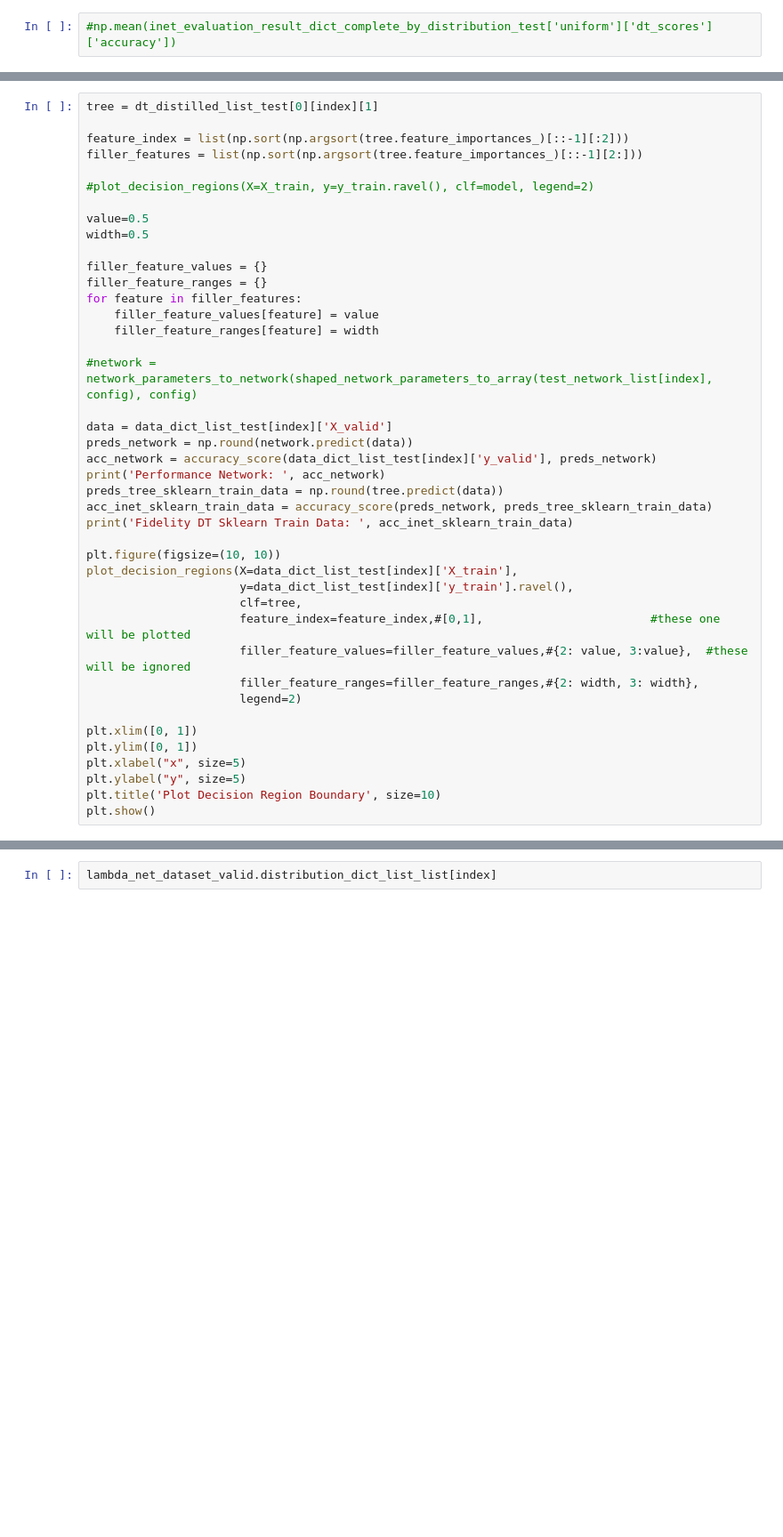
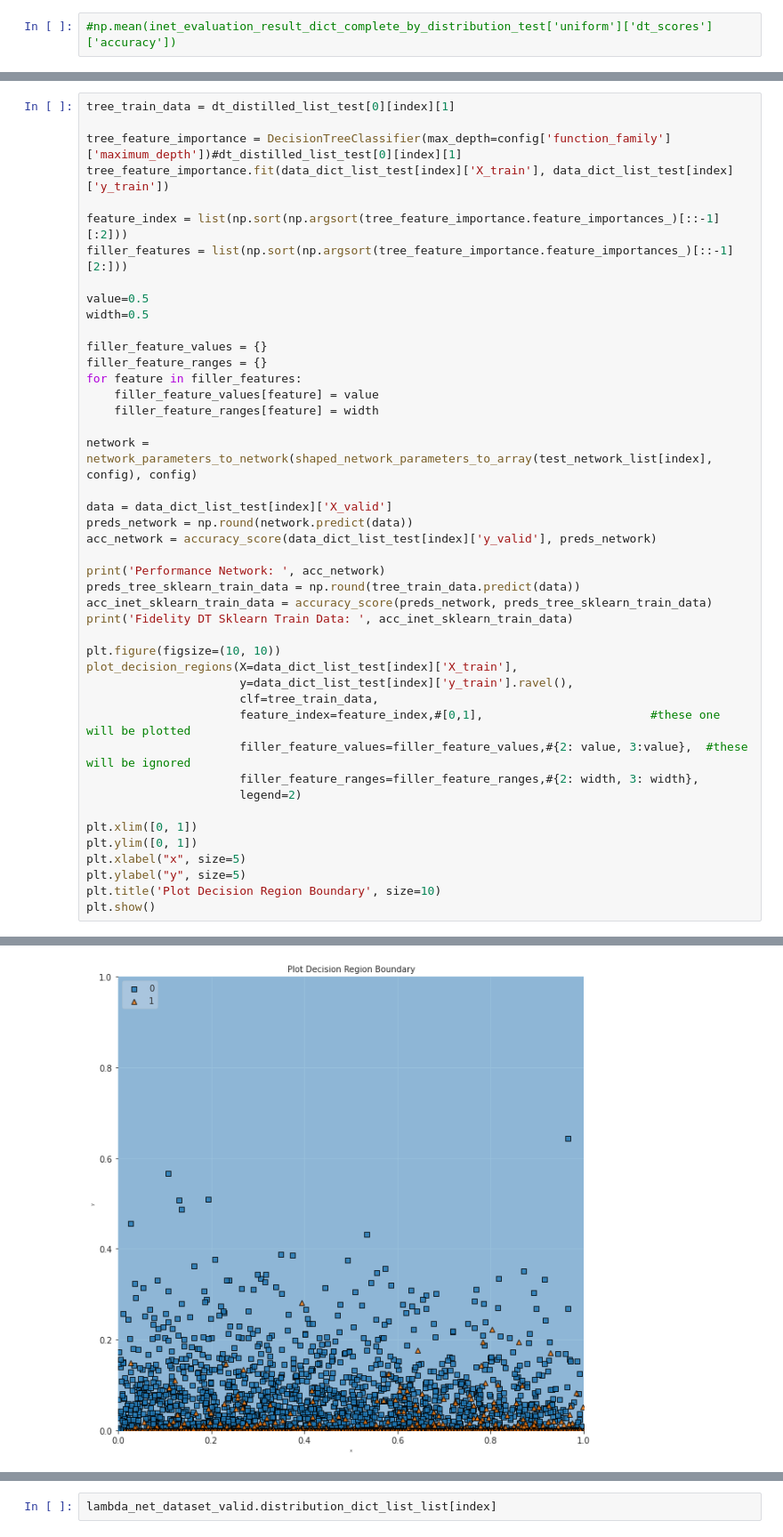
Before and after one commit to p-koenig/I-Nets-For-Logistic-Regression, a Jupyter notebook: 03_decision_trees/03_interpretation_net-n02-maxDist1-WORKING-Copy3.ipynb, the cells around one changed output, grey strips where cells are left out. Shown at 89% size. Drawn from its saved outputs; the diff is of its cells as text; blank space fills up the shorter version.

```diff
--- a/03_decision_trees/03_interpretation_net-n02-maxDist1-WORKING-Copy3.ipynb
+++ b/03_decision_trees/03_interpretation_net-n02-maxDist1-WORKING-Copy3.ipynb
@@ -969,10 +1064,11 @@ image
 # %%
-tree = dt_distilled_list_test[0][index][1]
+tree_train_data = dt_distilled_list_test[0][index][1]
 
-feature_index = list(np.sort(np.argsort(tree.feature_importances_)[::-1][:2]))
-filler_features = list(np.sort(np.argsort(tree.feature_importances_)[::-1][2:]))
+tree_feature_importance = DecisionTreeClassifier(max_depth=config['function_family']['maximum_depth'])#dt_distilled_list_test[0][index][1]
+tree_feature_importance.fit(data_dict_list_test[index]['X_train'], data_dict_list_test[index]['y_train'])
 
-#plot_decision_regions(X=X_train, y=y_train.ravel(), clf=model, legend=2)
+feature_index = list(np.sort(np.argsort(tree_feature_importance.feature_importances_)[::-1][:2]))
+filler_features = list(np.sort(np.argsort(tree_feature_importance.feature_importances_)[::-1][2:]))
 
 value=0.5
 width=0.5
@@ -983,20 +1079,21 @@ for feature in filler_features:
     filler_feature_values[feature] = value
     filler_feature_ranges[feature] = width
 
-#network = network_parameters_to_network(shaped_network_parameters_to_array(test_network_list[index], config), config)
+network = network_parameters_to_network(shaped_network_parameters_to_array(test_network_list[index], config), config)
 
 data = data_dict_list_test[index]['X_valid']
 preds_network = np.round(network.predict(data))
 acc_network = accuracy_score(data_dict_list_test[index]['y_valid'], preds_network)
+
 print('Performance Network: ', acc_network)
-preds_tree_sklearn_train_data = np.round(tree.predict(data))
+preds_tree_sklearn_train_data = np.round(tree_train_data.predict(data))
 acc_inet_sklearn_train_data = accuracy_score(preds_network, preds_tree_sklearn_train_data)
 print('Fidelity DT Sklearn Train Data: ', acc_inet_sklearn_train_data)
 
 plt.figure(figsize=(10, 10))
 plot_decision_regions(X=data_dict_list_test[index]['X_train'],
                       y=data_dict_list_test[index]['y_train'].ravel(),
-                      clf=tree,
+                      clf=tree_train_data,
                       feature_index=feature_index,#[0,1],                        #these one will be plotted
                       filler_feature_values=filler_feature_values,#{2: value, 3:value},  #these will be ignored
                       filler_feature_ranges=filler_feature_ranges,#{2: width, 3: width},
@@ -1008,3 +1105,4 @@ plt.xlabel("x", size=5)
 plt.ylabel("y", size=5)
 plt.title('Plot Decision Region Boundary', size=10)
 plt.show()
+# %% [output]
@@ -1011,3 +1111,4 @@ plt.show()
+[figure, added]
 # %%
 if False:
     number = 6
```
Also changed, not shown: parts of 26 cells of this notebook, 9 other files.
